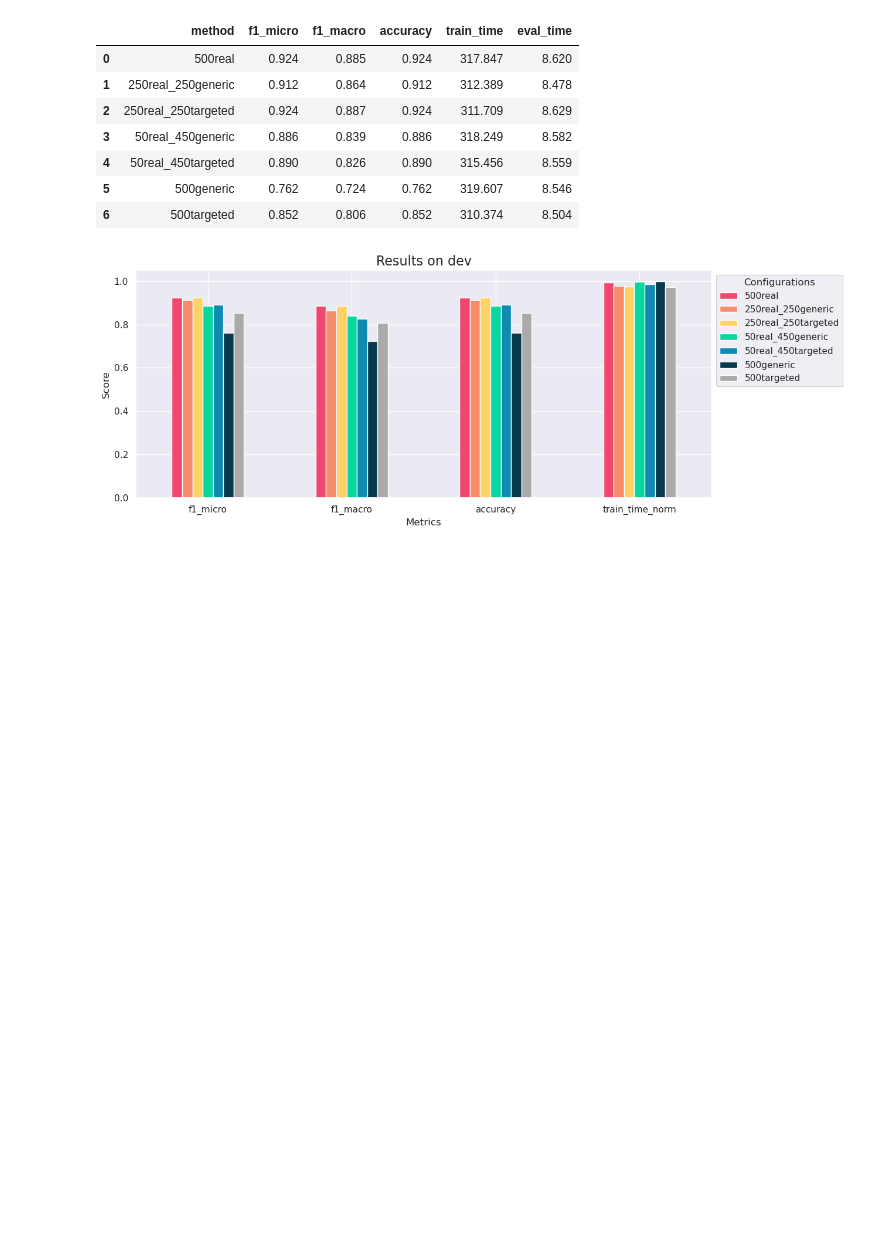
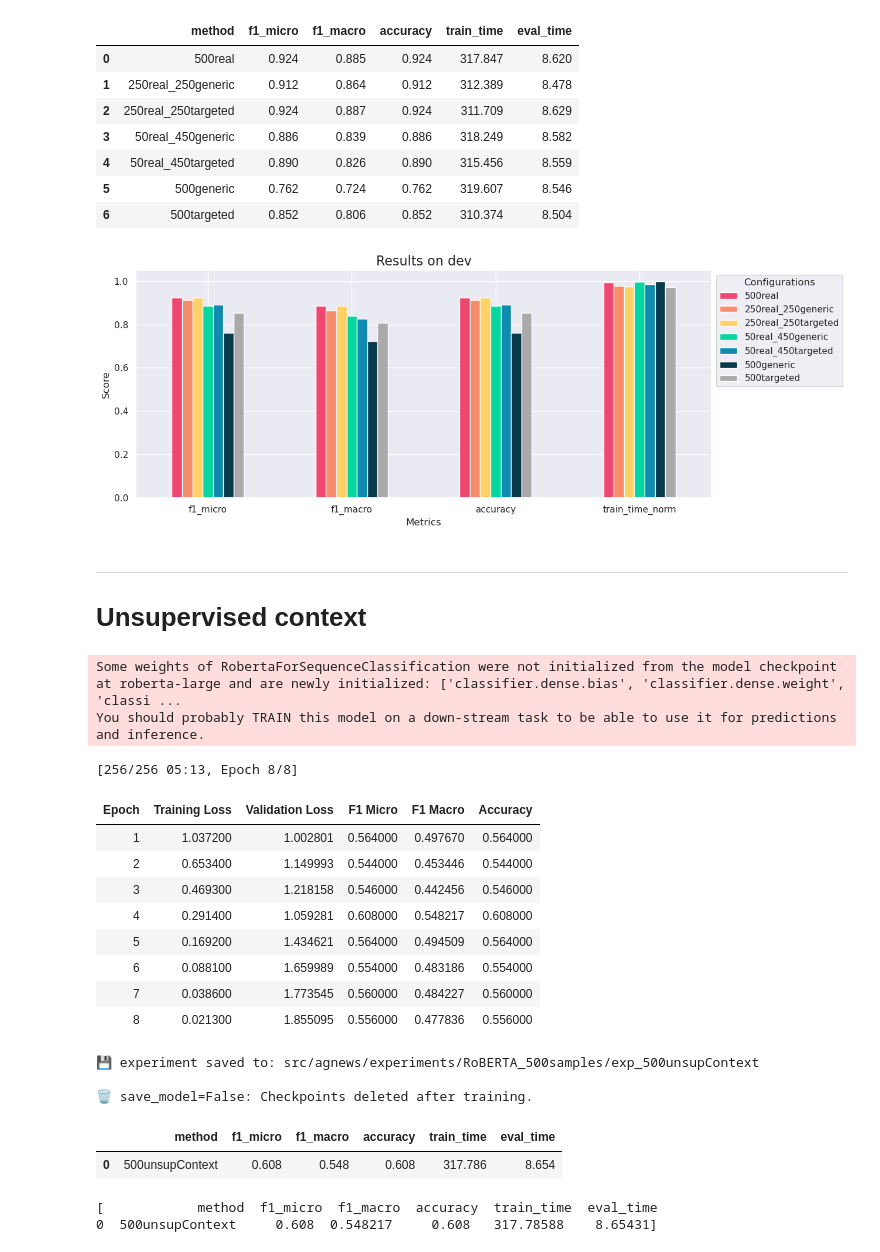
Before and after one commit to AlessandroGhiotto/thesis-nlp, a Jupyter notebook: src/agnews/multiclassRoBERTA_agnews.ipynb, the cells around one changed output. Saved outputs shown, nothing was run; the diff lists cells and outputs as text; code cells hidden in the pictures; blank space fills up the shorter version.

Commit message:
update unsupervised context

```diff
--- a/src/agnews/multiclassRoBERTA_agnews.ipynb
+++ b/src/agnews/multiclassRoBERTA_agnews.ipynb
@@ -360,3 +361,50 @@ plt.tight_layout()
 plt.show()
 # %% [output]
 [figure]
+# %% [markdown]
+---
+
+# Unsupervised context
+# %%
+syn_unsupContext_df, _ = get_generated_examples_df("synthetic_data/datasets/DeepSeek-R1-Distill-Qwen-1.5B/syn_agnews_unsupervisedContext_500.json")
+syn_unsupContext_df = syn_unsupContext_df.drop(columns=["context_examples"])
+# %%
+name = "exp_500unsupContext"
+train_details = main_multiclassRoBERTA(
+    real_df=None,
+    synth_df=syn_unsupContext_df, # Targeted Augmentation
+    dev_df=dev_df,
+    synth_ratio=1.0, # 100% of the data is synthetic
+    max_samples=500,
+    epochs=8,
+    batch_size=16,
+    output_dir=os.path.join(FOLDER_DIR, name),
+    log_dir=LOG_DIR,
+    generation_method="Unsupervised Context",
+    save_model=False,
+    save_dataset=False,
+)
+results.append(get_results(train_details))
+# %% [output]
+Some weights of RobertaForSequenceClassification were not initialized from the model checkpoint at roberta-large and are newly initialized: ['classifier.dense.bias', 'classifier.dense.weight', 'classi ...
+You should probably TRAIN this model on a down-stream task to be able to use it for predictions and inference.
+[256/256 05:13, Epoch 8/8]
+| Epoch | Training Loss | Validation Loss | F1 Micro | F1 Macro | Accuracy |
+| 1 | 1.037200 | 1.002801 | 0.564000 | 0.497670 | 0.564000 |
+| 2 | 0.653400 | 1.149993 | 0.544000 | 0.453446 | 0.544000 |
+| 3 | 0.469300 | 1.218158 | 0.546000 | 0.442456 | 0.546000 |
+| 4 | 0.291400 | 1.059281 | 0.608000 | 0.548217 | 0.608000 |
+| 5 | 0.169200 | 1.434621 | 0.564000 | 0.494509 | 0.564000 |
+| 6 | 0.088100 | 1.659989 | 0.554000 | 0.483186 | 0.554000 |
+| 7 | 0.038600 | 1.773545 | 0.560000 | 0.484227 | 0.560000 |
+| 8 | 0.021300 | 1.855095 | 0.556000 | 0.477836 | 0.556000 |
+💾 experiment saved to: src/agnews/experiments/RoBERTA_500samples/exp_500unsupContext
+
+🗑️ save_model=False: Checkpoints deleted after training.
+|  | method | f1_micro | f1_macro | accuracy | train_time | eval_time |
+| 0 | 500unsupContext | 0.608 | 0.548 | 0.608 | 317.786 | 8.654 |
+# %%
+print(results)
+# %% [output]
+[            method  f1_micro  f1_macro  accuracy  train_time  eval_time
+0  500unsupContext     0.608  0.548217     0.608   317.78588    8.65431]
```
Also changed, not shown: parts of 2 cells of this notebook, 4 other files.
